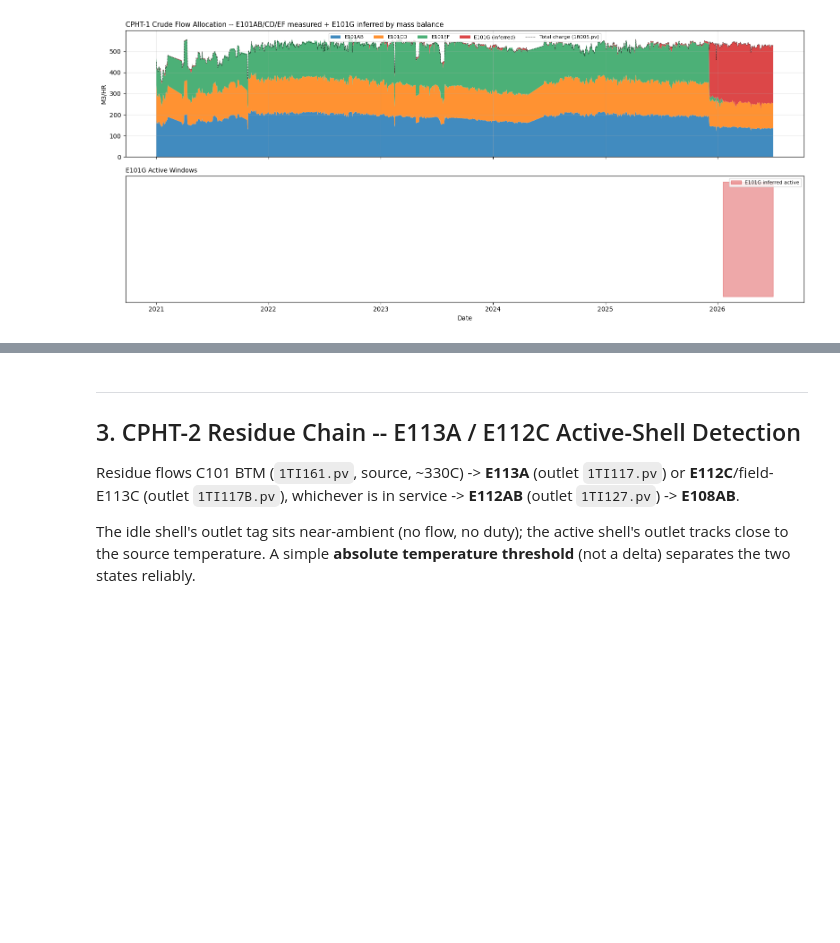
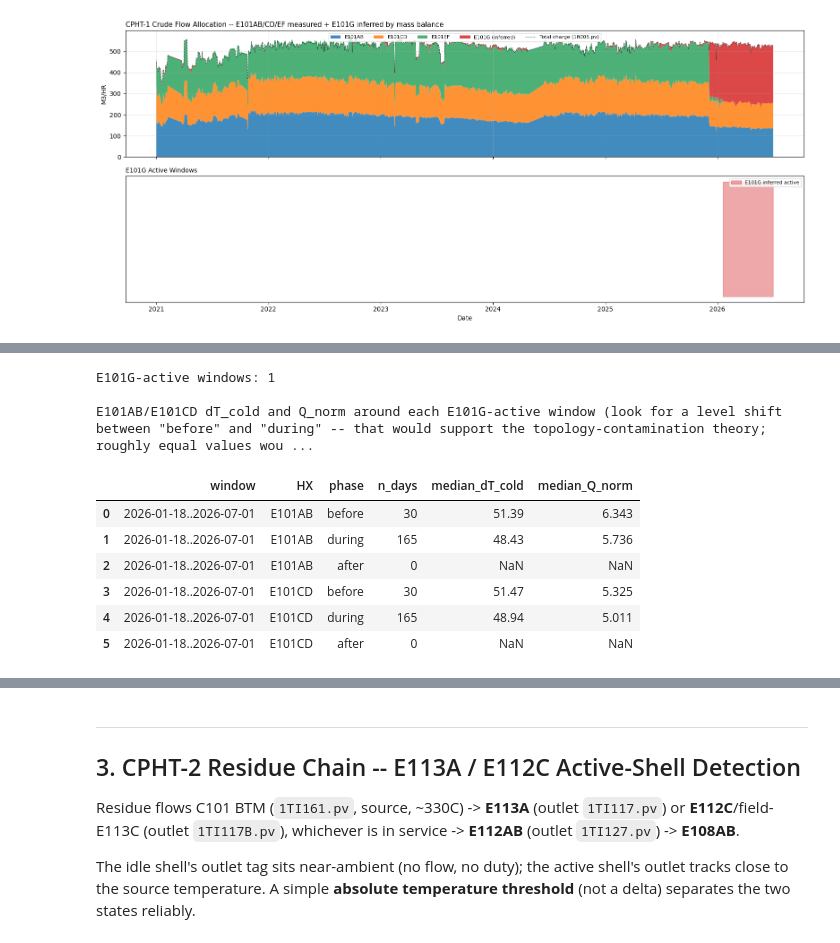
Before and after one commit to Yalika200946/Process-Intern, a Jupyter notebook: notebooks/03_operating_state_classification.ipynb, the cells around one changed output, grey strips where cells are left out. Drawn from its saved outputs; the diff is of its cells as text; code cells hidden in the pictures; blank space fills up the shorter version.

Commit message:
refactor pipeline structure and strengthen data contracts

```diff
--- a/notebooks/03_operating_state_classification.ipynb
+++ b/notebooks/03_operating_state_classification.ipynb
@@ -172,0 +191,58 @@ plt.show()
+# %%
+# Diagnostic-only Q/dT_cold for E101AB and E101CD (the two CPHT-1 siblings that
+# share E101EF's cold-inlet tag 1TI102.pv), using the same Watson-Nelson Cp /
+# Rackett density formula as 04_fouling_rate_estimation.ipynb so results are
+# directly comparable to the fouling-rate pipeline that actually consumes this
+# data. Not exported anywhere -- see markdown above.
+SG = df['SG_15_6C']
+
+def _diag_duty(cold_in_tag, cold_out_tag, flow_col):
+    t_in, t_out = df[cold_in_tag], df[cold_out_tag]
+    t_avg = (t_in + t_out) / 2
+    cp = (1.685 + 0.00339 * t_avg) / np.sqrt(SG)
+    rho_156 = SG * 999.016
+    alpha = 613.9723 / rho_156 ** 2
+    rho_t = rho_156 * np.exp(-alpha * (t_avg - 15.6) * (1 + 0.8 * alpha * (t_avg - 15.6)))
+    dT = t_out - t_in
+    mdot = df[flow_col] * rho_t / 3600
+    Q = mdot * cp * dT
+    return dT, Q / total_charge
+
+dT_E101AB, Qnorm_E101AB = _diag_duty('1TI102.pv', '1TI101.pv', '1FI007.pv')
+dT_E101CD, Qnorm_E101CD = _diag_duty('1TI102.pv', '1TI104.pv', '1FI008.pv')
+
+# contiguous e101g_active windows (there may be more than one substitution event)
+_starts = e101g_active.index[e101g_active & ~e101g_active.shift(1, fill_value=False)]
+_ends   = e101g_active.index[e101g_active & ~e101g_active.shift(-1, fill_value=False)]
+windows = list(zip(_starts, _ends))
+print(f'E101G-active windows: {len(windows)}')
+
+WINDOW_MARGIN = pd.Timedelta(days=30)
+rows = []
+for w_start, w_end in windows:
+    before = df.index[(df.index >= w_start - WINDOW_MARGIN) & (df.index < w_start)]
+    during = df.index[(df.index >= w_start) & (df.index <= w_end)]
+    after  = df.index[(df.index > w_end) & (df.index <= w_end + WINDOW_MARGIN)]
+    for hx, dT_s, Qn_s in [('E101AB', dT_E101AB, Qnorm_E101AB), ('E101CD', dT_E101CD, Qnorm_E101CD)]:
+        for phase, idx in [('before', before), ('during', during), ('after', after)]:
+            rows.append(dict(window=f'{w_start.date()}..{w_end.date()}', HX=hx, phase=phase,
+                              n_days=len(idx),
+                              median_dT_cold=round(dT_s.reindex(idx).median(), 2),
+                              median_Q_norm=round(Qn_s.reindex(idx).median(), 3)))
+
+diag_df = pd.DataFrame(rows)
+print('\nE101AB/E101CD dT_cold and Q_norm around each E101G-active window '
+      '(look for a level shift between "before" and "during" -- that would support '
+      'the topology-contamination theory; roughly equal values would reject it):')
+diag_df
+# %% [output]
+E101G-active windows: 1
+
+E101AB/E101CD dT_cold and Q_norm around each E101G-active window (look for a level shift between "before" and "during" -- that would support the topology-contamination theory; roughly equal values wou ...
+|  | window | HX | phase | n_days | median_dT_cold | median_Q_norm |
+| 0 | 2026-01-18..2026-07-01 | E101AB | before | 30 | 51.39 | 6.343 |
+| 1 | 2026-01-18..2026-07-01 | E101AB | during | 165 | 48.43 | 5.736 |
+| 2 | 2026-01-18..2026-07-01 | E101AB | after | 0 | NaN | NaN |
+| 3 | 2026-01-18..2026-07-01 | E101CD | before | 30 | 51.47 | 5.325 |
+| 4 | 2026-01-18..2026-07-01 | E101CD | during | 165 | 48.94 | 5.011 |
+| 5 | 2026-01-18..2026-07-01 | E101CD | after | 0 | NaN | NaN |
```
Also changed, not shown: parts of 2 cells of this notebook, 54 other files.
